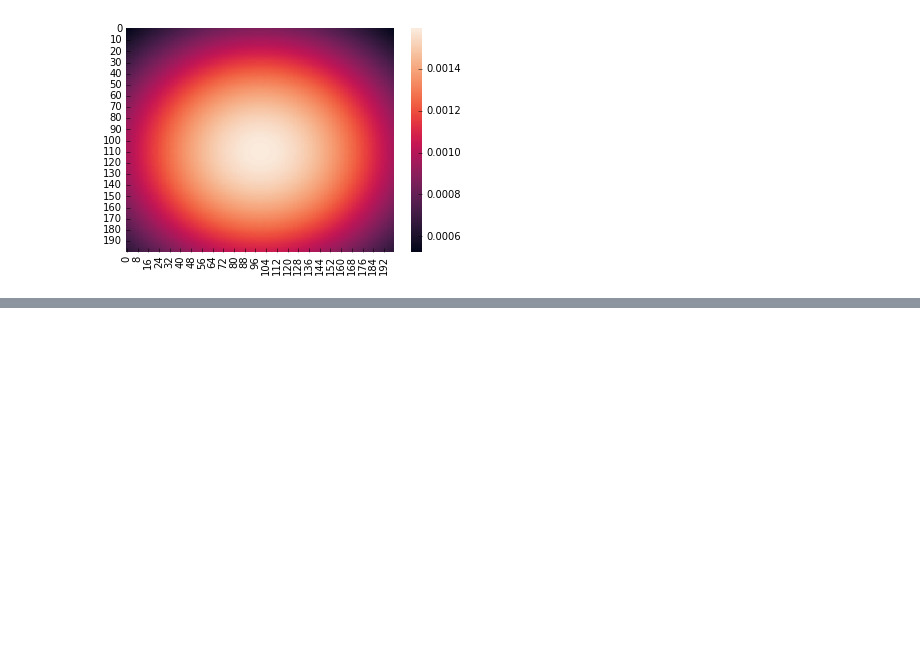
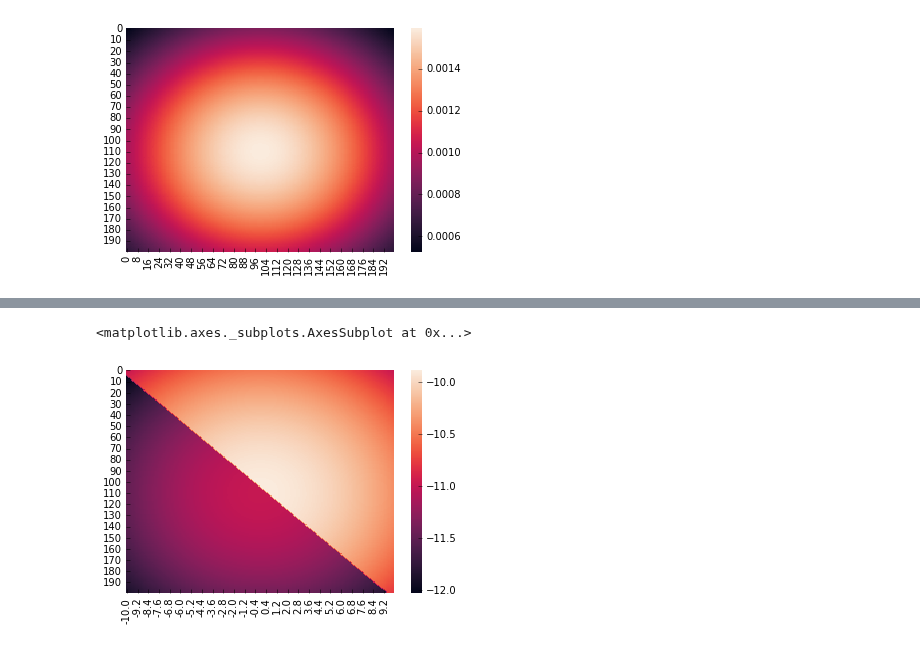
Before and after one commit to reubenharry/Distributional-RSA, a Jupyter notebook: inspect_results.ipynb, the cells around one changed output, grey strips where cells are left out. Cells and saved outputs as stored; diff of their text form; code cells hidden in the pictures; blank space fills up the shorter version.

```diff
--- a/inspect_results.ipynb
+++ b/inspect_results.ipynb
@@ -74,0 +78,9 @@ seaborn.heatmap(a)
+# %%
+import pandas as pnd
+a = pickle.load(open("dist_rsa/data/heatmap_samples.pkl",'rb'))
+b = pnd.DataFrame(a,columns=np.arange(-100,100)/10)
+
+seaborn.heatmap(b)
+# %% [output]
+<matplotlib.axes._subplots.AxesSubplot at 0x...>
+[figure, added]
```
Also changed, not shown: parts of 1 cell of this notebook, 2 other files.
